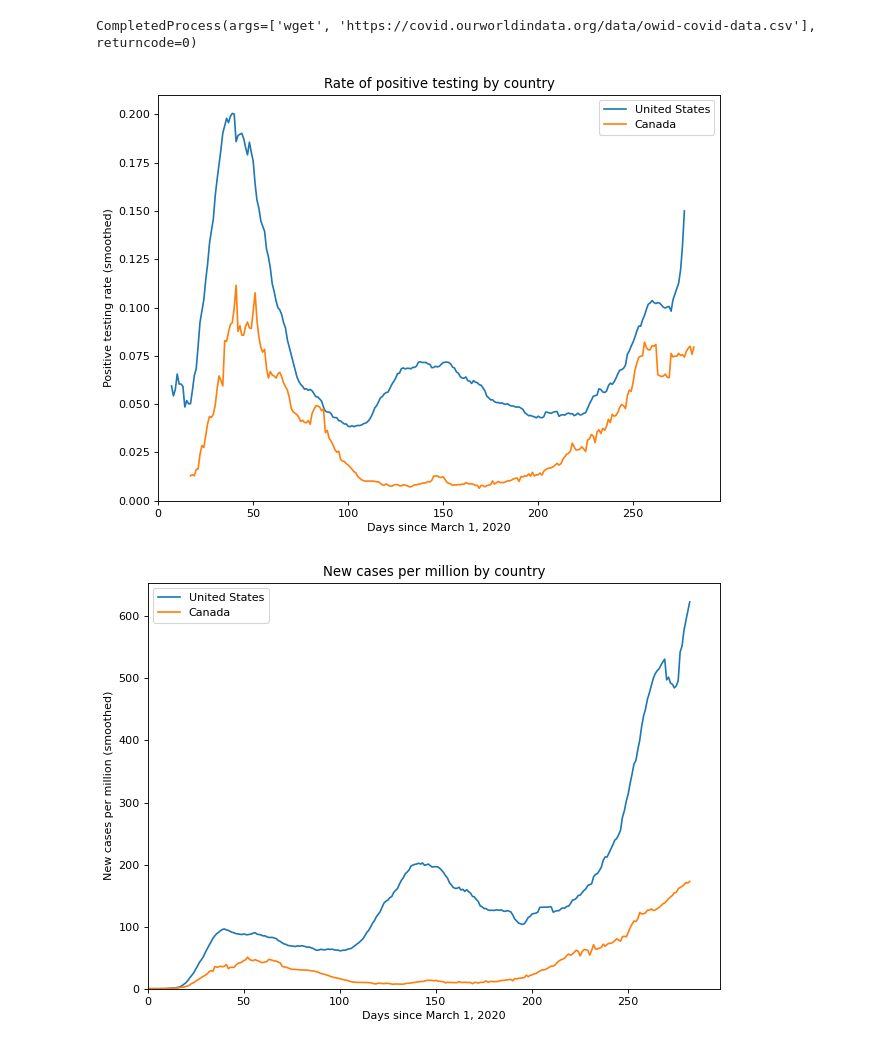
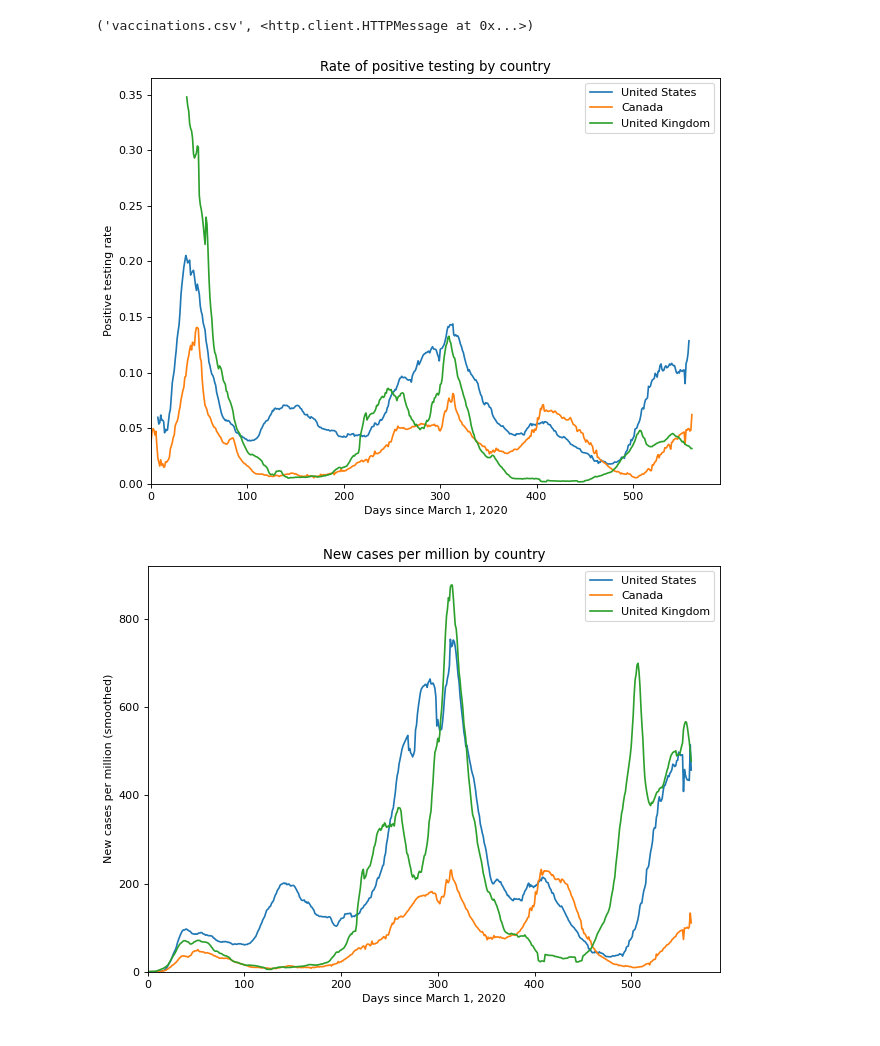
Before and after one commit to jan-anawilo/covid_data_plotter, a Jupyter notebook: covid_stats.ipynb, the cells around one changed output. Cells and saved outputs as stored; diff of their text form; code cells hidden in the pictures.

```diff
--- a/covid_stats.ipynb
+++ b/covid_stats.ipynb
@@ -1,10 +1,10 @@
-# %%
-# run this cell if you need to get new data for today
-import subprocess
-subprocess.run(["mv", "owid-covid-data.csv", "owid-covid-data.csv.backup"])
-subprocess.run(["wget", "https://covid.ourworldindata.org/data/owid-covid-data.csv"])
-# %% [output]
-CompletedProcess(args=['wget', 'https://covid.ourworldindata.org/data/owid-covid-data.csv'], returncode=0)
+# %%
+from urllib.request import urlretrieve
+
+urlretrieve("https://covid.ourworldindata.org/data/owid-covid-data.csv", "owid-covid-data.csv")
+urlretrieve("https://raw.githubusercontent.com/owid/covid-19-data/master/public/data/vaccinations/vaccinations.csv", "vaccinations.csv")
+# %% [output]
+('vaccinations.csv', <http.client.HTTPMessage at 0x...>)
 # %%
 import pandas as pd
 import matplotlib.pyplot as plt
@@ -12,6 +12,7 @@ import numpy as np
 from datetime import datetime
 
 data = pd.read_csv("owid-covid-data.csv", index_col = "iso_code")
+vaxx = pd.read_csv("vaccinations.csv", index_col = "iso_code")
 
 def dates_to_days_since(dates):
     days_since = []
@@ -40,7 +41,7 @@ def plot_positive_rate(country_list):
     plt.ylim(0.)
 #    plt.yscale("log")
     plt.xlabel("Days since March 1, 2020")
-    plt.ylabel("Positive testing rate (smoothed)")
+    plt.ylabel("Positive testing rate")
     plt.legend(loc="best")
     plt.title("Rate of positive testing by country")
     plt.tight_layout()
@@ -71,6 +72,11 @@ def plot_new_cases(country_list):
         days_since = dates_to_days_since(dates)
         new_cases = country_data["new_cases_smoothed_per_million"]
         plt.plot(days_since, new_cases, label=country)
+#    plt.axvline(x=244., color=("orange"), label="Halloween")
+#    plt.axvline(x=270., color=("brown"), linestyle="--", label="Thanksgiving")
+#    plt.axvline(x=299, color=("red"), linestyle="--", label="Christmas")
+#    plt.axvline(x=306., color=("blue"), linestyle="--", label="New Year's Day")
+#    plt.axvline(x=338., color=("green"), label="Super Bowl Sunday")
     plt.xlim(0.)
     plt.ylim(0.)
     plt.xlabel("Days since March 1, 2020")
@@ -86,12 +92,12 @@ def plot_new_deaths(country_list):
         country_data = data[data["location"] == country]
         dates = country_data["date"]
         days_since = dates_to_days_since(dates)
-        new_deaths = country_data["new_deaths_per_million"]
+        new_deaths = country_data["new_deaths_smoothed_per_million"]
         plt.plot(days_since, new_deaths, label=country)
     plt.xlim(0.)
     plt.ylim(0.)
     plt.xlabel("Days since March 1, 2020")
-    plt.ylabel("New deaths per million")
+    plt.ylabel("New deaths per million (smoothed)")
     plt.legend(loc="best")
     plt.title("New deaths per million by country")
     plt.tight_layout()
@@ -108,18 +114,36 @@ def plot_icu_patients(country_list):
     plt.xlim(0.)
     plt.ylim(0.)
     plt.xlabel("Days since March 1, 2020")
-    plt.ylabel("New deaths per million")
+    plt.ylabel("ICU patients per million")
     plt.legend(loc="best")
     plt.title("ICU patients per million by country")
     plt.tight_layout()
     return
+
+def plot_vaxx(country_list):
+    plt.figure(num=None, figsize=(8, 6), dpi=80, facecolor="w", edgecolor="k")
+    for country in country_list:
+        country_data = vaxx[vaxx["location"] == country]
+        dates = country_data["date"]
+        days_since = dates_to_days_since(dates)
+        vaxxes = country_data["total_vaccinations_per_hundred"]
+        plt.plot(days_since, vaxxes, label=country)
+    plt.xlim(0.)
+    plt.ylim(0.)
+    plt.xlabel("Days since March 1, 2020")
+    plt.ylabel("ICU patients per million")
+    plt.legend(loc="best")
+    plt.title("Daily vaccinations per million by country")
+    plt.tight_layout()
+    return
 # %%
-country_list = ["United States", "Canada"]
+country_list = ["United States", "Canada", "United Kingdom"]
 plot_positive_rate(country_list)
 #plot_new_tests(country_list)
 plot_new_cases(country_list)
-#plot_new_deaths(country_list)
-#plot_icu_patients(country_list)
+plot_new_deaths(country_list)
+plot_icu_patients(country_list)
+plot_vaxx(country_list)
 # %% [output]
-[figure, old version]
+[figure, new version]
-[figure, old version]
+[figure, new version]
```
Also changed, not shown: parts of 1 cell of this notebook.
